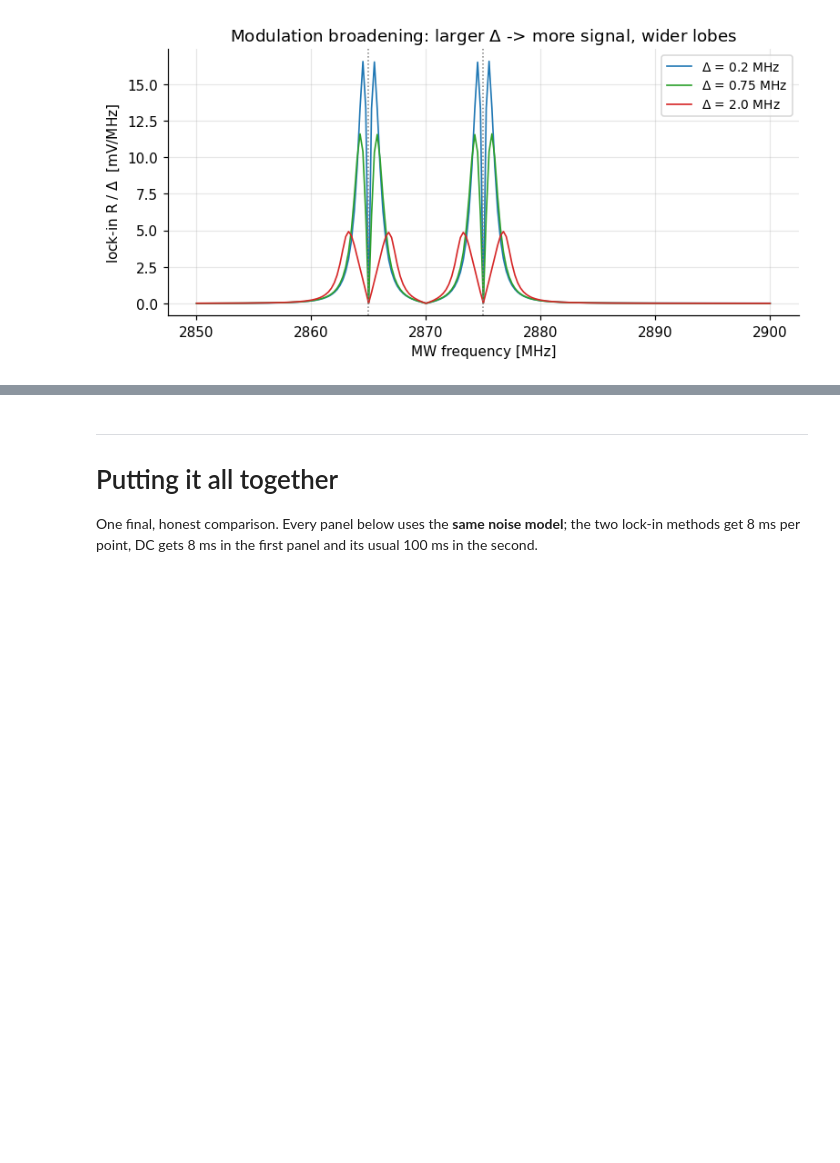
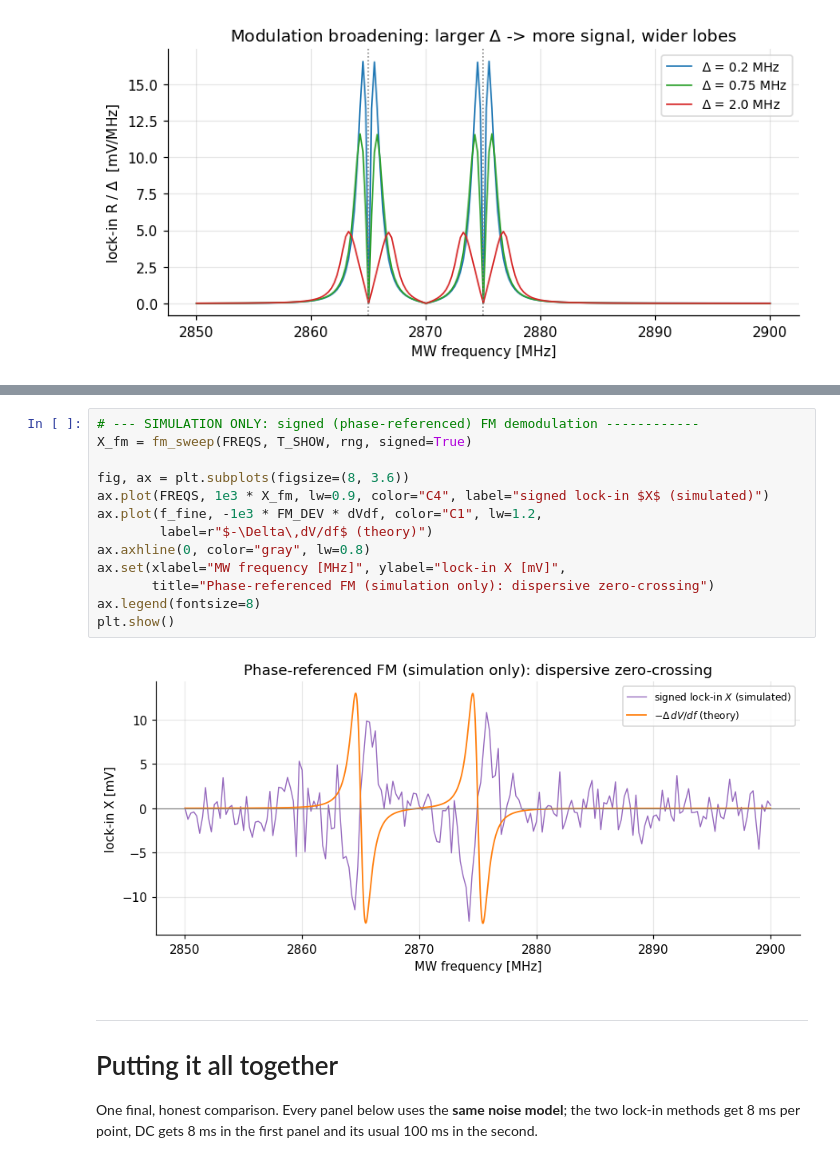
Before and after one commit to GonReina/BudgetODMR, a Jupyter notebook: notebooks/lockin_odmr_tutorial.ipynb, the cells around one changed output, grey strips where cells are left out. Cells and saved outputs as stored; diff of their text form; blank space fills up the shorter version.

```diff
--- a/notebooks/lockin_odmr_tutorial.ipynb
+++ b/notebooks/lockin_odmr_tutorial.ipynb
@@ -738,3 +1050,18 @@ plt.show()
+# %%
+# --- SIMULATION ONLY: signed (phase-referenced) FM demodulation ------------
+X_fm = fm_sweep(FREQS, T_SHOW, rng, signed=True)
+
+fig, ax = plt.subplots(figsize=(8, 3.6))
+ax.plot(FREQS, 1e3 * X_fm, lw=0.9, color="C4", label="signed lock-in $X$ (simulated)")
+ax.plot(f_fine, -1e3 * FM_DEV * dVdf, color="C1", lw=1.2,
+        label=r"$-\Delta\,dV/df$ (theory)")
+ax.axhline(0, color="gray", lw=0.8)
+ax.set(xlabel="MW frequency [MHz]", ylabel="lock-in X [mV]",
+       title="Phase-referenced FM (simulation only): dispersive zero-crossing")
+ax.legend(fontsize=8)
+plt.show()
+# %% [output]
+[figure, added]
 # %% [markdown]
 ---
 # Putting it all together
```
Also changed, not shown: parts of 21 cells of this notebook, 6 other files.
